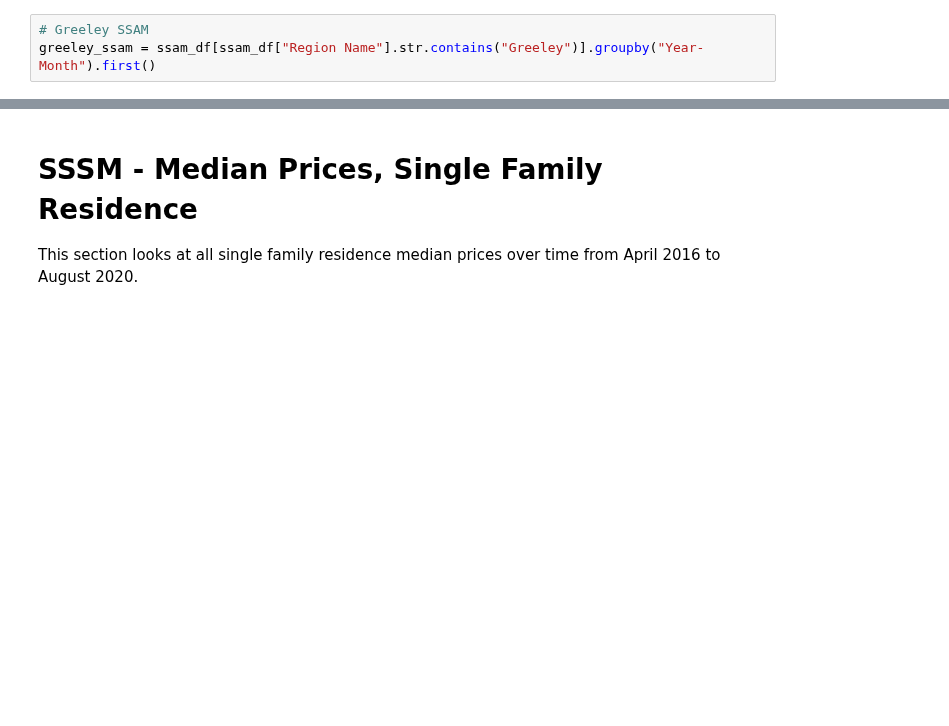
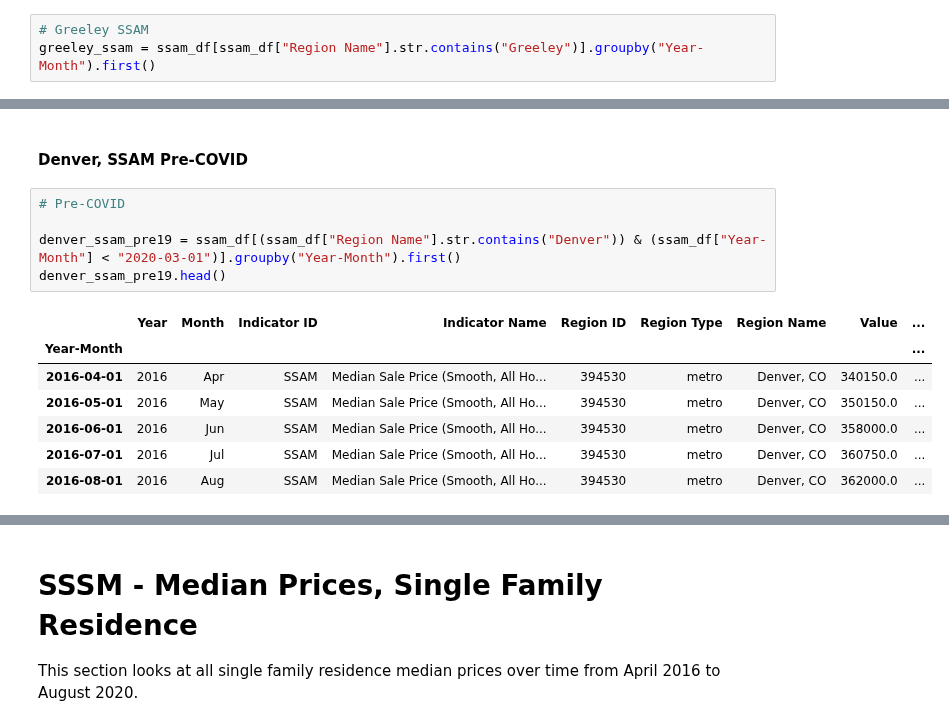
Before and after one commit to binetala/The_Very_Best_Team, a Jupyter notebook: Cole/median_sale_price_analyses.ipynb, the cells around one changed output, grey strips where cells are left out. Drawn from its saved outputs; the diff is of its cells as text; blank space fills up the shorter version.

```diff
--- a/Cole/median_sale_price_analyses.ipynb
+++ b/Cole/median_sale_price_analyses.ipynb
@@ -76,0 +128,15 @@ greeley_ssam = ssam_df[ssam_df["Region Name"].str.contains("Greeley")].groupby("
+# %% [markdown]
+#### Denver, SSAM Pre-COVID
+# %%
+# Pre-COVID
+
+denver_ssam_pre19 = ssam_df[(ssam_df["Region Name"].str.contains("Denver")) & (ssam_df["Year-Month"] < "2020-03-01")].groupby("Year-Month").first()
+denver_ssam_pre19.head()
+# %% [output]
+|  | Year | Month | Indicator ID | Indicator Name | Region ID | Region Type | Region Name | Value | ... |
+| Year-Month |  |  |  |  |  |  |  |  | ... |
+| 2016-04-01 | 2016 | Apr | SSAM | Median Sale Price (Smooth, All Ho... | 394530 | metro | Denver, CO | 340150.0 | ... |
+| 2016-05-01 | 2016 | May | SSAM | Median Sale Price (Smooth, All Ho... | 394530 | metro | Denver, CO | 350150.0 | ... |
+| 2016-06-01 | 2016 | Jun | SSAM | Median Sale Price (Smooth, All Ho... | 394530 | metro | Denver, CO | 358000.0 | ... |
+| 2016-07-01 | 2016 | Jul | SSAM | Median Sale Price (Smooth, All Ho... | 394530 | metro | Denver, CO | 360750.0 | ... |
+| 2016-08-01 | 2016 | Aug | SSAM | Median Sale Price (Smooth, All Ho... | 394530 | metro | Denver, CO | 362000.0 | ... |
```
Also changed, not shown: parts of 7 cells of this notebook.
